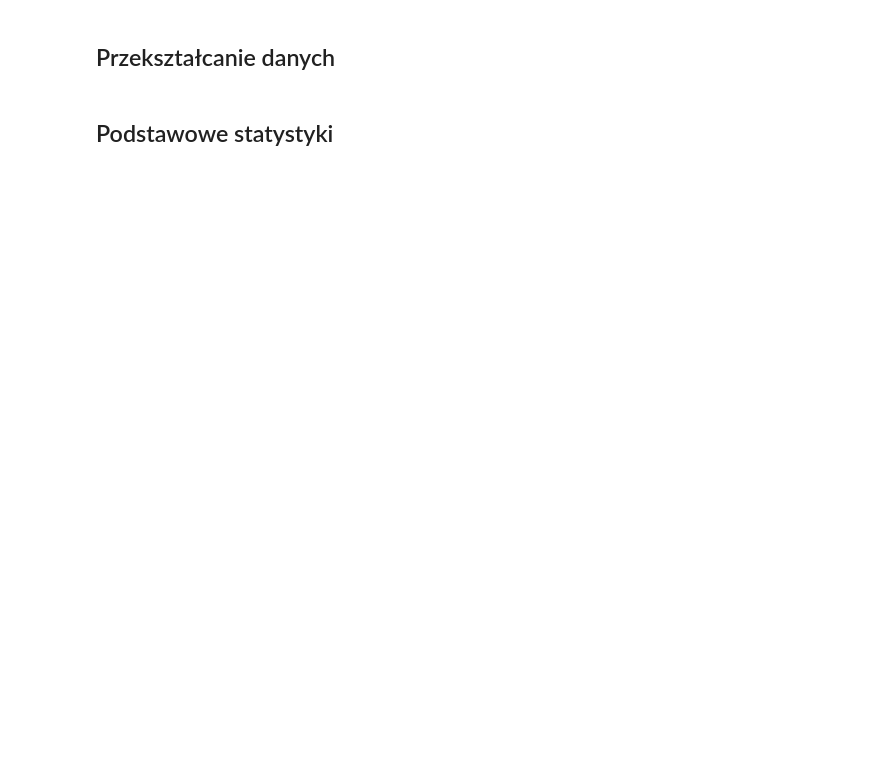
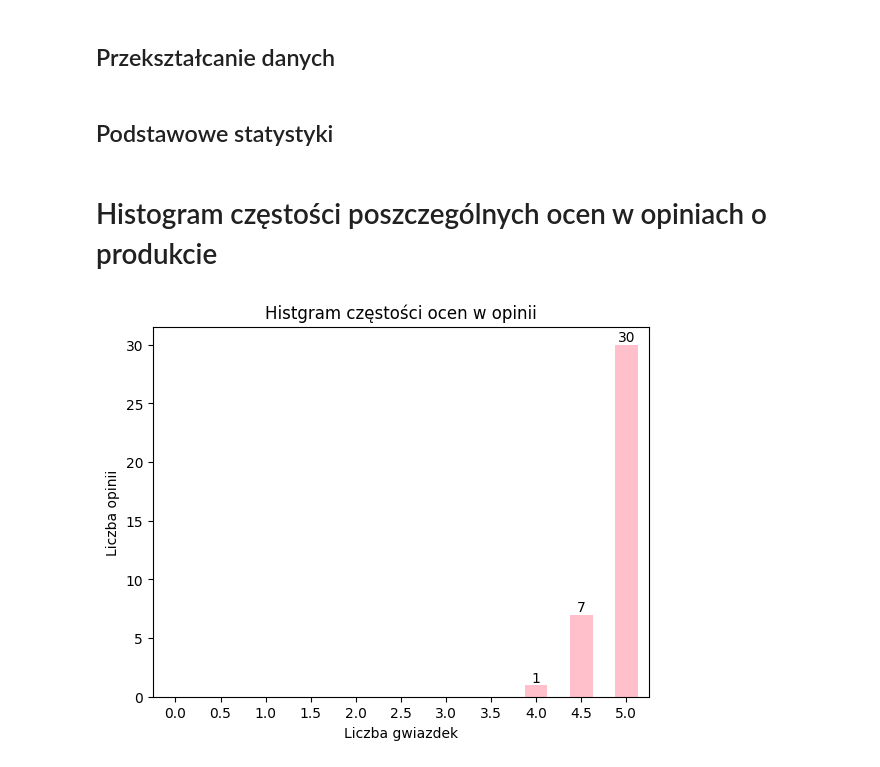
Before and after one commit to GabrielaSocha/CeneoScraperGS, a Jupyter notebook: analyzer.ipynb, the cells around one changed output. Drawn from its saved outputs; the diff is of its cells as text; code cells hidden in the pictures; blank space fills up the shorter version.

```diff
--- a/analyzer.ipynb
+++ b/analyzer.ipynb
@@ -40,0 +55,13 @@ average_rating
+# %% [markdown]
+# Histogram częstości poszczególnych ocen w opiniach o produkcie
+# %%
+rating_distribution = opinions.rating.value_counts().reindex(np.arange(0,5.5,0.5), fill_value = 0)
+fig, ax = plt.subplots()
+rating_distribution.plot.bar(color = "pink")
+plt.xticks(rotation =  0)
+plt.xlabel("Liczba gwiazdek")
+plt.ylabel("Liczba opinii")
+plt.title("Histgram częstości ocen w opinii")
+ax.bar_label(ax.containers[0], label_type="edge", fmt=lambda x: int(x) if x > 0 else '');
+# %% [output]
+[figure, added]
```
Also changed, not shown: parts of 9 cells of this notebook, 2 other files.
